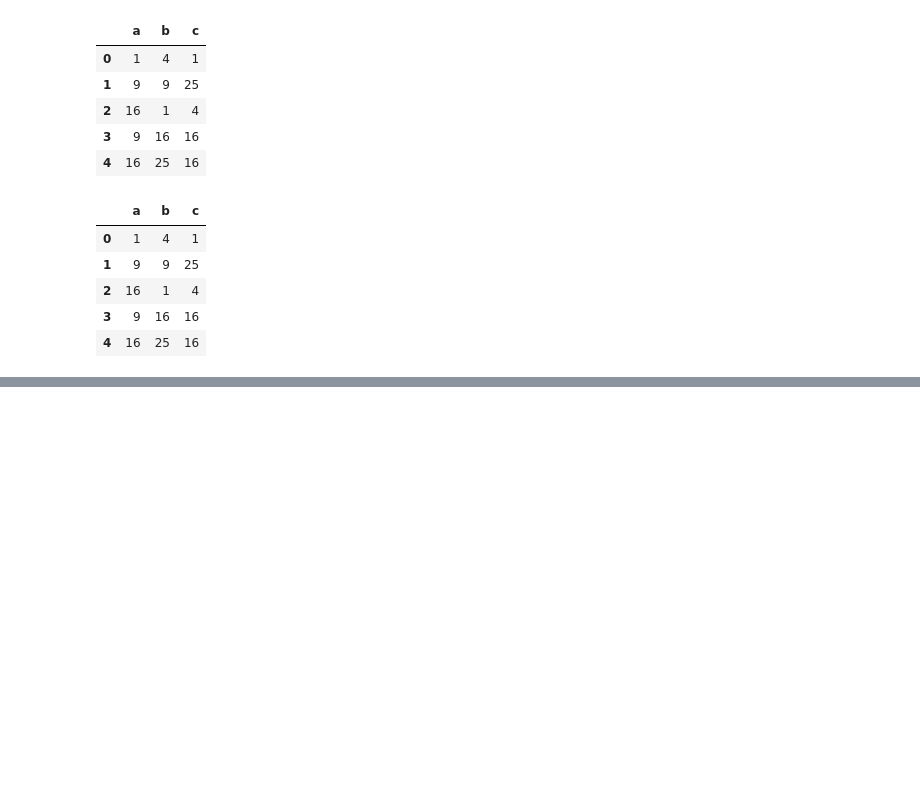
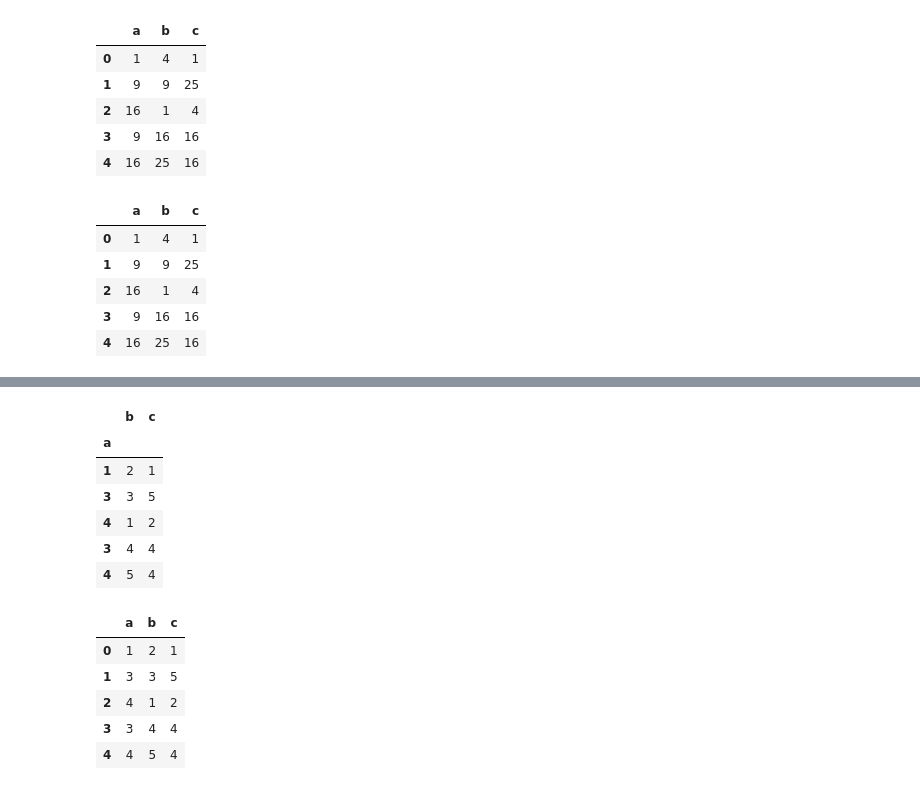
Before and after one commit to EverJoyyyL20/sesac_data_analysis_workspace, a Jupyter notebook: pandas_sum_min_max_.ipynb, the cells around one changed output, grey strips where cells are left out. Cells and saved outputs as stored; diff of their text form; code cells hidden in the pictures; blank space fills up the shorter version.

```diff
--- a/pandas_sum_min_max_.ipynb
+++ b/pandas_sum_min_max_.ipynb
@@ -567,0 +710,7 @@ df3.apply(np.square,1)
+# %%
+df3=pd.DataFrame({
+    'a':[1,3,4,3,4],
+    'b':[2,3,1,4,5],
+    'c':[1,5,2,4,4]
+})
+df3
@@ -567,0 +724,17 @@ df3.apply(np.square,1)
+# %%
+df3.set_index('a')
+df3
+# %% [output]
+|  | b | c |
+| a |  |  |
+| 1 | 2 | 1 |
+| 3 | 3 | 5 |
+| 4 | 1 | 2 |
+| 3 | 4 | 4 |
+| 4 | 5 | 4 |
+|  | a | b | c |
+| 0 | 1 | 2 | 1 |
+| 1 | 3 | 3 | 5 |
+| 2 | 4 | 1 | 2 |
+| 3 | 3 | 4 | 4 |
+| 4 | 4 | 5 | 4 |
```
Also changed, not shown: parts of 30 cells of this notebook.
